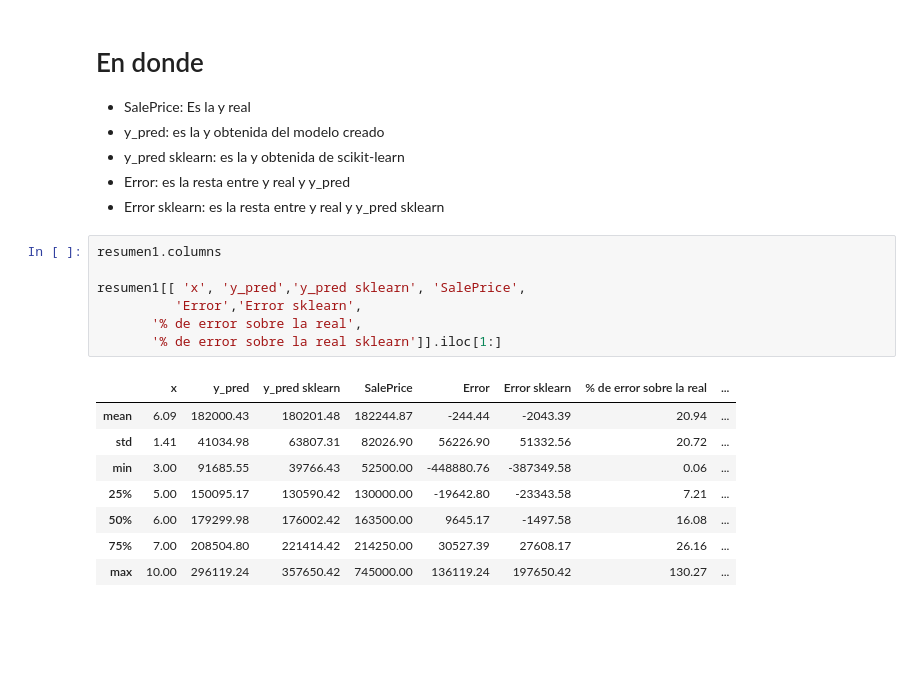
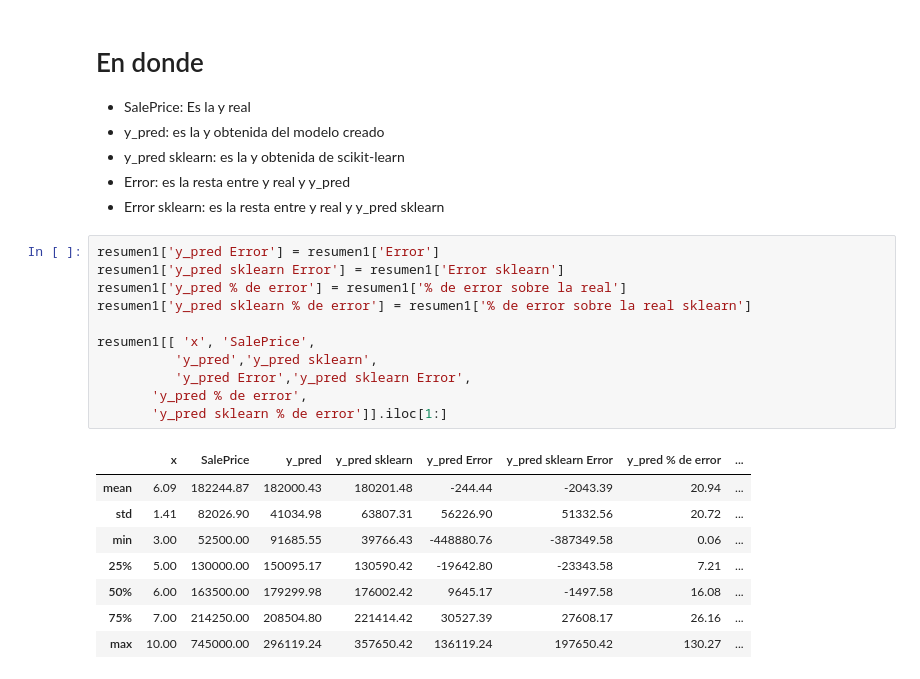
Before and after one commit to ronaldbailey/Proyecto-1---Regresi-n-con-Progra-, a Jupyter notebook: Proyecto #1 - (Regresión con Progra).ipynb, the cells around one changed output. Drawn from its saved outputs; the diff is of its cells as text; blank space fills up the shorter version.

Commit message:
Cambio de nombres y lugar de columnas para mejor comprension

```diff
--- a/Proyecto #1 - (Regresión con Progra).ipynb
+++ b/Proyecto #1 - (Regresión con Progra).ipynb
@@ -318,18 +318,22 @@ display(resumen1)
 - Error: es la resta entre y real y y_pred
 - Error sklearn: es la resta entre y real y y_pred sklearn
 # %%
-resumen1.columns
+resumen1['y_pred Error'] = resumen1['Error']
+resumen1['y_pred sklearn Error'] = resumen1['Error sklearn']
+resumen1['y_pred % de error'] = resumen1['% de error sobre la real']
+resumen1['y_pred sklearn % de error'] = resumen1['% de error sobre la real sklearn']
 
-resumen1[[ 'x', 'y_pred','y_pred sklearn', 'SalePrice',
-          'Error','Error sklearn',
-       '% de error sobre la real',
-       '% de error sobre la real sklearn']].iloc[1:]
+resumen1[[ 'x', 'SalePrice',
+          'y_pred','y_pred sklearn',
+          'y_pred Error','y_pred sklearn Error',
+       'y_pred % de error',
+       'y_pred sklearn % de error']].iloc[1:]
 # %% [output]
-|  | x | y_pred | y_pred sklearn | SalePrice | Error | Error sklearn | % de error sobre la real | ... |
-| mean | 6.09 | 182000.43 | 180201.48 | 182244.87 | -244.44 | -2043.39 | 20.94 | ... |
-| std | 1.41 | 41034.98 | 63807.31 | 82026.90 | 56226.90 | 51332.56 | 20.72 | ... |
-| min | 3.00 | 91685.55 | 39766.43 | 52500.00 | -448880.76 | -387349.58 | 0.06 | ... |
-| 25% | 5.00 | 150095.17 | 130590.42 | 130000.00 | -19642.80 | -23343.58 | 7.21 | ... |
-| 50% | 6.00 | 179299.98 | 176002.42 | 163500.00 | 9645.17 | -1497.58 | 16.08 | ... |
-| 75% | 7.00 | 208504.80 | 221414.42 | 214250.00 | 30527.39 | 27608.17 | 26.16 | ... |
-| max | 10.00 | 296119.24 | 357650.42 | 745000.00 | 136119.24 | 197650.42 | 130.27 | ... |
+|  | x | SalePrice | y_pred | y_pred sklearn | y_pred Error | y_pred sklearn Error | y_pred % de error | ... |
+| mean | 6.09 | 182244.87 | 182000.43 | 180201.48 | -244.44 | -2043.39 | 20.94 | ... |
+| std | 1.41 | 82026.90 | 41034.98 | 63807.31 | 56226.90 | 51332.56 | 20.72 | ... |
+| min | 3.00 | 52500.00 | 91685.55 | 39766.43 | -448880.76 | -387349.58 | 0.06 | ... |
+| 25% | 5.00 | 130000.00 | 150095.17 | 130590.42 | -19642.80 | -23343.58 | 7.21 | ... |
+| 50% | 6.00 | 163500.00 | 179299.98 | 176002.42 | 9645.17 | -1497.58 | 16.08 | ... |
+| 75% | 7.00 | 214250.00 | 208504.80 | 221414.42 | 30527.39 | 27608.17 | 26.16 | ... |
+| max | 10.00 | 745000.00 | 296119.24 | 357650.42 | 136119.24 | 197650.42 | 130.27 | ... |
```
Also changed, not shown: 1 other file.
